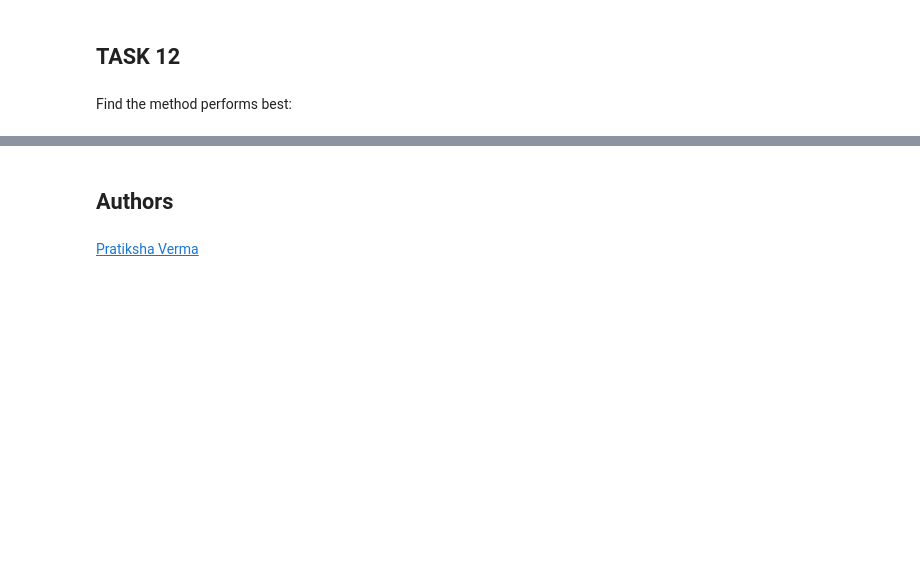
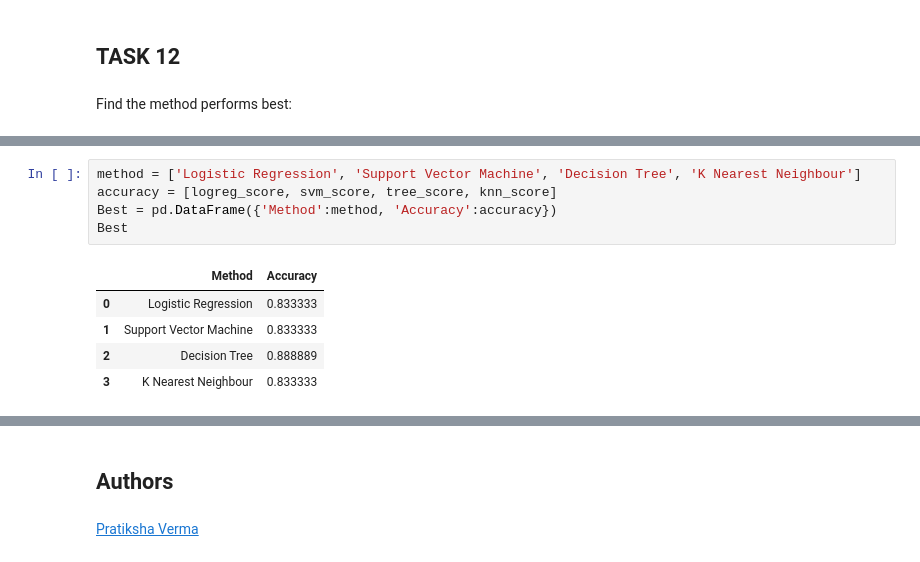
Before and after one commit to nickgitpractice/applied-data-science-capstone, a Jupyter notebook: SpaceX_Machine_Learning_Prediction_Part_5.jupyterlite.ipynb, the cells around one changed output, grey strips where cells are left out. Drawn from its saved outputs; the diff is of its cells as text; blank space fills up the shorter version.

```diff
--- a/SpaceX_Machine_Learning_Prediction_Part_5.jupyterlite.ipynb
+++ b/SpaceX_Machine_Learning_Prediction_Part_5.jupyterlite.ipynb
@@ -312 +312,12 @@ Best
 | 3 | K Nearest Neighbour | 0.833333 |
+# %%
+method = ['Logistic Regression', 'Support Vector Machine', 'Decision Tree', 'K Nearest Neighbour']
+accuracy = [logreg_score, svm_score, tree_score, knn_score]
+Best = pd.DataFrame({'Method':method, 'Accuracy':accuracy})
+Best
+# %% [output]
+|  | Method | Accuracy |
+| 0 | Logistic Regression | 0.833333 |
+| 1 | Support Vector Machine | 0.833333 |
+| 2 | Decision Tree | 0.888889 |
+| 3 | K Nearest Neighbour | 0.833333 |
```
Also changed, not shown: parts of 5 cells of this notebook.
